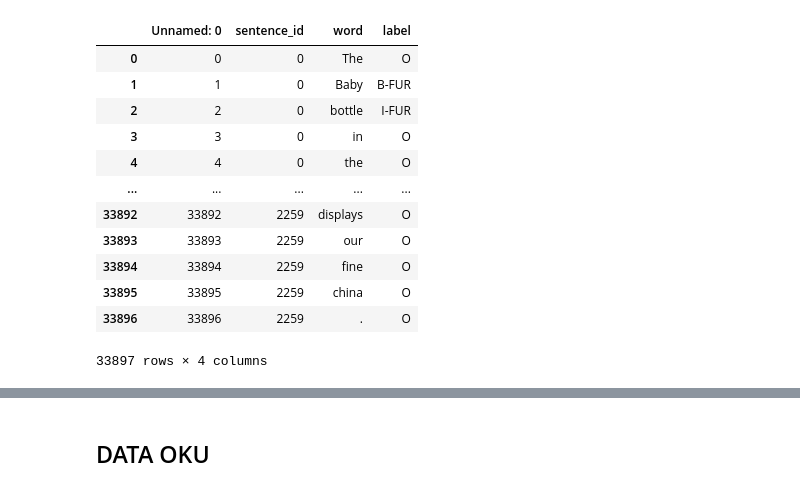
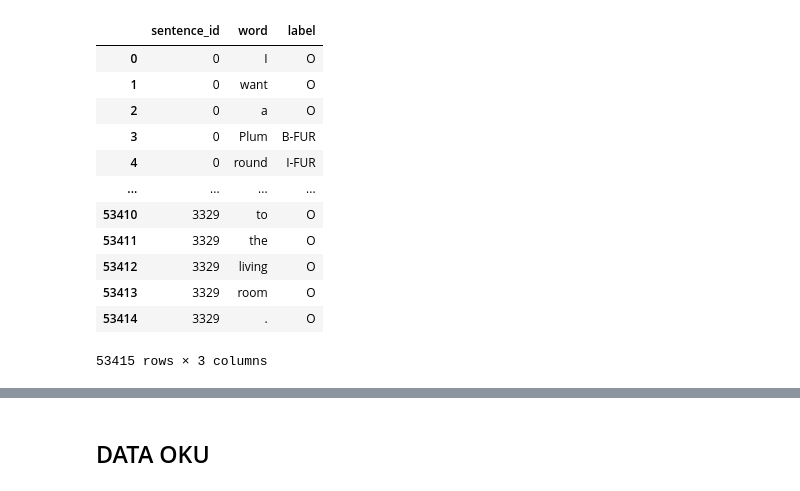
Before and after one commit to cansakiroglu/DesignIt, a Jupyter notebook: NLP/Furniture_Detection/furniture_ner_model.ipynb, the cells around one changed output, grey strips where cells are left out. Drawn from its saved outputs; the diff is of its cells as text; code cells hidden in the pictures.

Commit message:
Model trained with new correct data

```diff
--- a/NLP/Furniture_Detection/furniture_ner_model.ipynb
+++ b/NLP/Furniture_Detection/furniture_ner_model.ipynb
@@ -2,22 +2,22 @@
 import pandas as pd
 import numpy as np
 # %%
-data = pd.read_csv("model_data.csv")
+data = pd.read_csv("new_data_updated_on_01_04.csv")
 data
 # %% [output]
-|  | Unnamed: 0 | sentence_id | word | label |
-| 0 | 0 | 0 | The | O |
-| 1 | 1 | 0 | Baby | B-FUR |
-| 2 | 2 | 0 | bottle | I-FUR |
-| 3 | 3 | 0 | in | O |
-| 4 | 4 | 0 | the | O |
-| ... | ... | ... | ... | ... |
-| 33892 | 33892 | 2259 | displays | O |
-| 33893 | 33893 | 2259 | our | O |
-| 33894 | 33894 | 2259 | fine | O |
-| 33895 | 33895 | 2259 | china | O |
-| 33896 | 33896 | 2259 | . | O |
+|  | sentence_id | word | label |
+| 0 | 0 | I | O |
+| 1 | 0 | want | O |
+| 2 | 0 | a | O |
+| 3 | 0 | Plum | B-FUR |
+| 4 | 0 | round | I-FUR |
+| ... | ... | ... | ... |
+| 53410 | 3329 | to | O |
+| 53411 | 3329 | the | O |
+| 53412 | 3329 | living | O |
+| 53413 | 3329 | room | O |
+| 53414 | 3329 | . | O |
-33897 rows × 4 columns
+53415 rows × 3 columns
 # %%
 def make_it_list(text):
      return str(text).split(" ")
```
Also changed, not shown: parts of 18 cells of this notebook.
